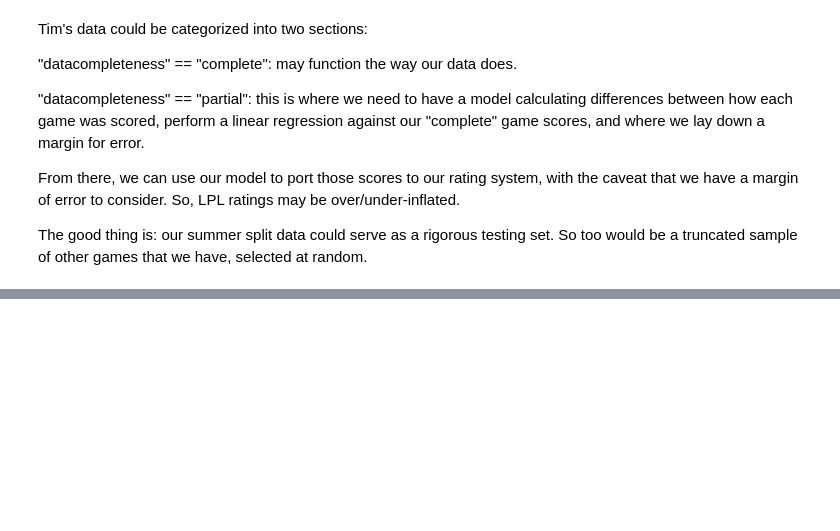
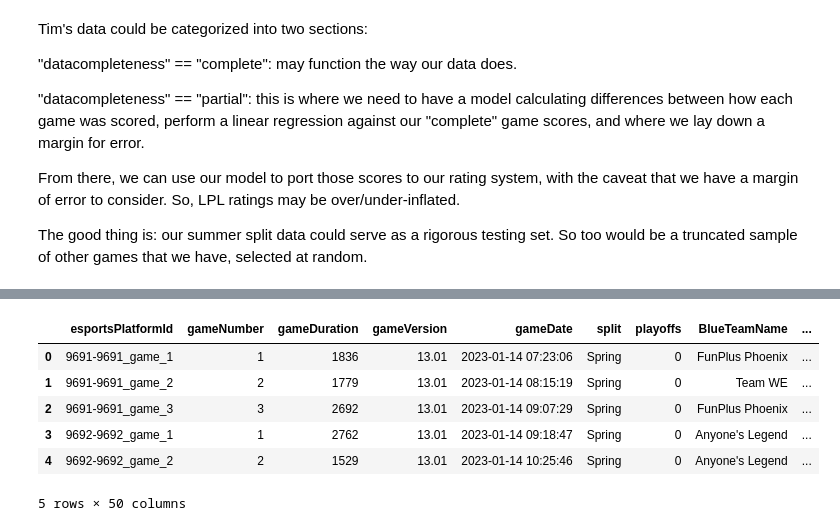
Before and after one commit to AdelRCh/lol-hackathon-2023, a Jupyter notebook: notebooks/external_data_exploration.ipynb, the cells around one changed output, grey strips where cells are left out. Drawn from its saved outputs; the diff is of its cells as text; code cells hidden in the pictures; blank space fills up the shorter version.

```diff
--- a/notebooks/external_data_exploration.ipynb
+++ b/notebooks/external_data_exploration.ipynb
@@ -298,0 +429,6 @@ The good thing is: our summer split data could serve as a rigorous testing set.
+# %%
+#Fixing the win/loss portions:
+tims_df['winner'] = None
+tims_df.loc[tims_df.BlueResult==1,'winner'] = 'blue'
+tims_df.loc[tims_df.RedResult==1,'winner'] = 'red'
+tims_df['winner']
@@ -298,0 +448,11 @@ The good thing is: our summer split data could serve as a rigorous testing set.
+# %%
+tims_df.drop(columns=['BlueResult','RedResult'],inplace=True)
+tims_df.head()
+# %% [output]
+|  | esportsPlatformId | gameNumber | gameDuration | gameVersion | gameDate | split | playoffs | BlueTeamName | ... |
+| 0 | 9691-9691_game_1 | 1 | 1836 | 13.01 | 2023-01-14 07:23:06 | Spring | 0 | FunPlus Phoenix | ... |
+| 1 | 9691-9691_game_2 | 2 | 1779 | 13.01 | 2023-01-14 08:15:19 | Spring | 0 | Team WE | ... |
+| 2 | 9691-9691_game_3 | 3 | 2692 | 13.01 | 2023-01-14 09:07:29 | Spring | 0 | FunPlus Phoenix | ... |
+| 3 | 9692-9692_game_1 | 1 | 2762 | 13.01 | 2023-01-14 09:18:47 | Spring | 0 | Anyone's Legend | ... |
+| 4 | 9692-9692_game_2 | 2 | 1529 | 13.01 | 2023-01-14 10:25:46 | Spring | 0 | Anyone's Legend | ... |
+5 rows × 50 columns
```
Also changed, not shown: parts of 18 cells of this notebook, 1 other file.
